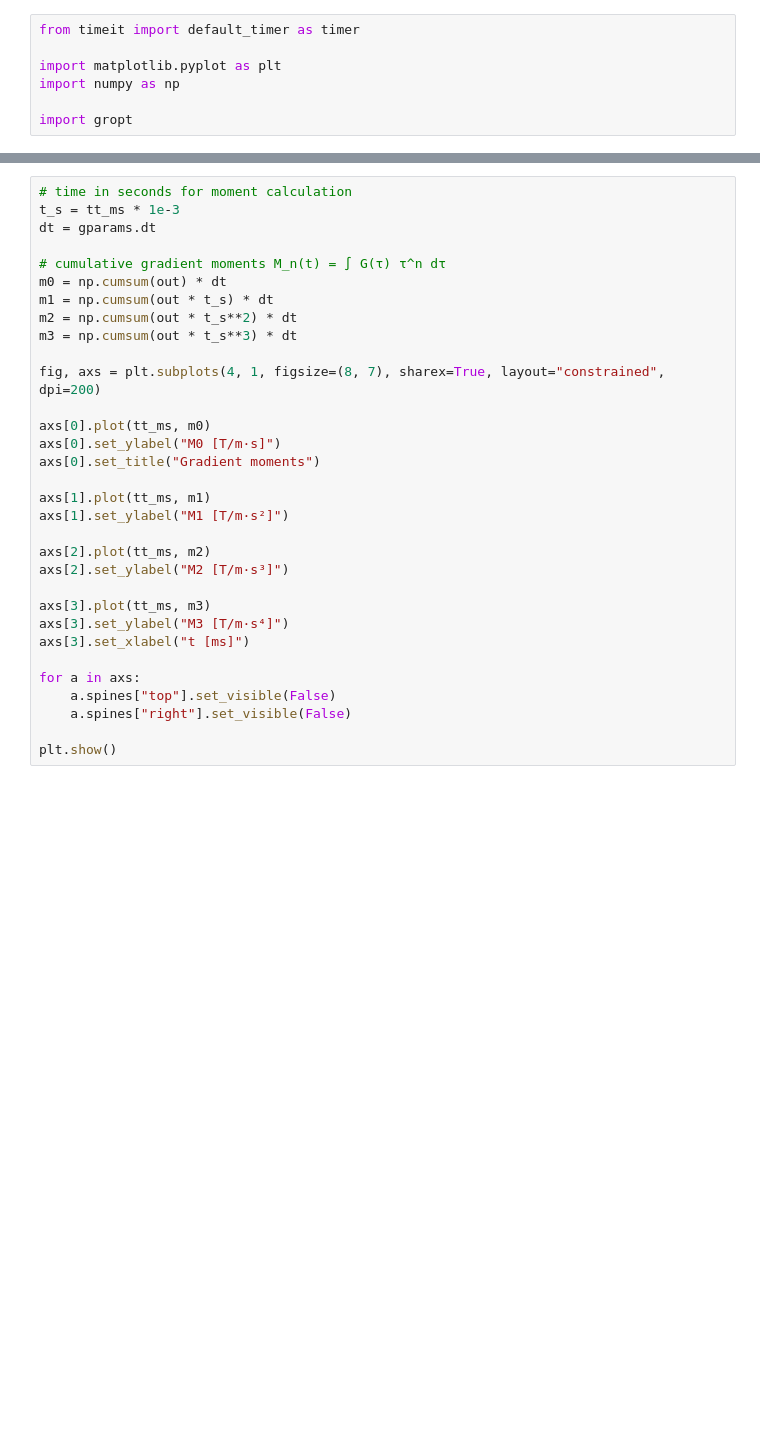
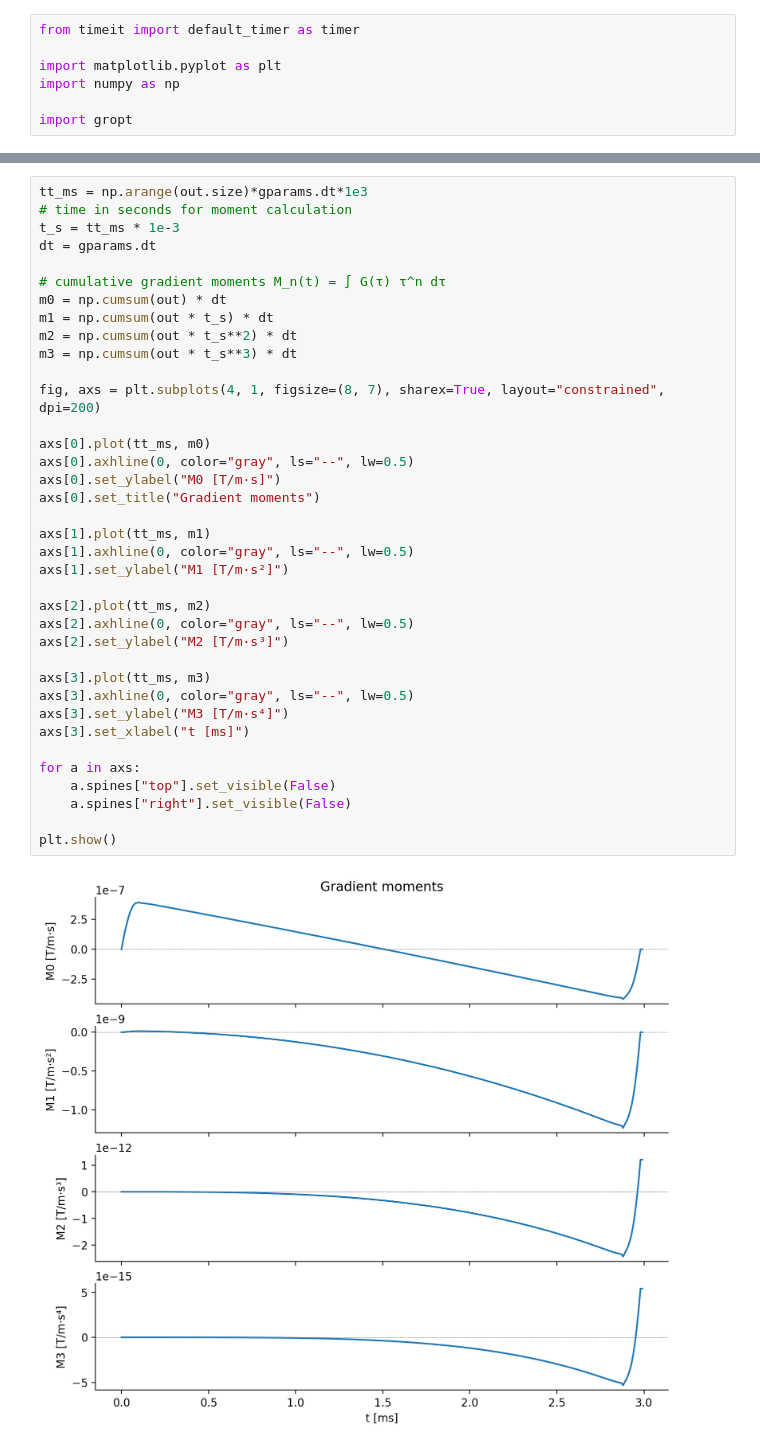
Before and after one commit to bughht/gropt-dev, a Jupyter notebook: examples/simple_example.ipynb, the cells around one changed output, grey strips where cells are left out. Saved outputs shown, nothing was run; the diff lists cells and outputs as text; blank space fills up the shorter version.

```diff
--- a/examples/simple_example.ipynb
+++ b/examples/simple_example.ipynb
@@ -28,35 +27,42 @@ Converged: True  Solve time: 5.4 ms
 # %%
+tt_ms = np.arange(out.size)*gparams.dt*1e3
 # time in seconds for moment calculation
 t_s = tt_ms * 1e-3
 dt = gparams.dt
 
 # cumulative gradient moments M_n(t) = ∫ G(τ) τ^n dτ
 m0 = np.cumsum(out) * dt
 m1 = np.cumsum(out * t_s) * dt
 m2 = np.cumsum(out * t_s**2) * dt
 m3 = np.cumsum(out * t_s**3) * dt
 
 fig, axs = plt.subplots(4, 1, figsize=(8, 7), sharex=True, layout="constrained", dpi=200)
 
 axs[0].plot(tt_ms, m0)
+axs[0].axhline(0, color="gray", ls="--", lw=0.5)
 axs[0].set_ylabel("M0 [T/m·s]")
 axs[0].set_title("Gradient moments")
 
 axs[1].plot(tt_ms, m1)
+axs[1].axhline(0, color="gray", ls="--", lw=0.5)
 axs[1].set_ylabel("M1 [T/m·s²]")
 
 axs[2].plot(tt_ms, m2)
+axs[2].axhline(0, color="gray", ls="--", lw=0.5)
 axs[2].set_ylabel("M2 [T/m·s³]")
 
 axs[3].plot(tt_ms, m3)
+axs[3].axhline(0, color="gray", ls="--", lw=0.5)
 axs[3].set_ylabel("M3 [T/m·s⁴]")
 axs[3].set_xlabel("t [ms]")
 
 for a in axs:
     a.spines["top"].set_visible(False)
     a.spines["right"].set_visible(False)
 
 plt.show()
+# %% [output]
+[figure, added]
 # %%
 fig, ax = plt.subplots(figsize=(7,3), layout='constrained', dpi=200)
 tt_ms = np.arange(out.size)*gparams.dt*1e3
```
Also changed, not shown: parts of 2 cells of this notebook, 4 other files.
